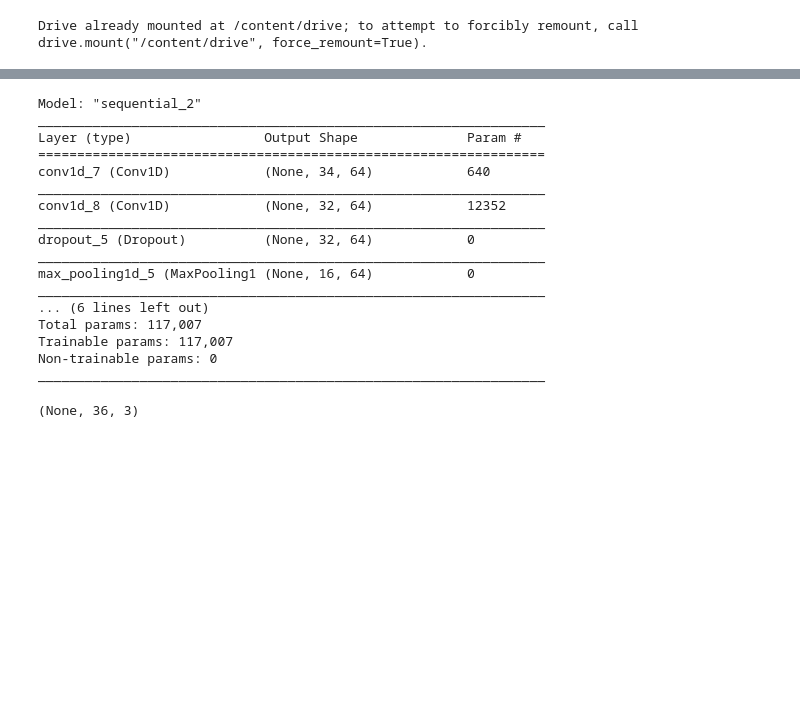
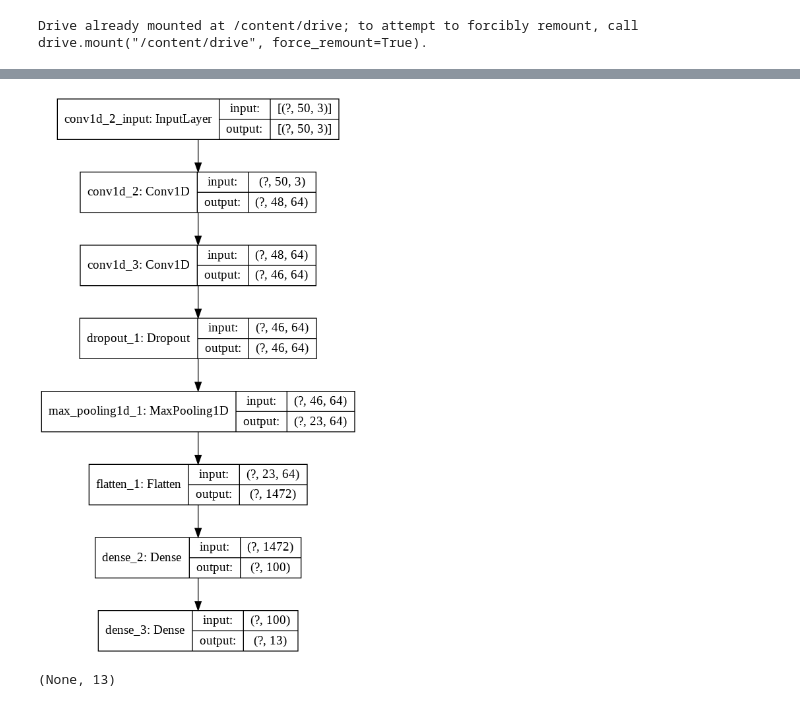
Before and after one commit to thomson008/pdiot-cw3, a Jupyter notebook: Data_processing.ipynb, the cells around one changed output, grey strips where cells are left out. Drawn from its saved outputs; the diff is of its cells as text; code cells hidden in the pictures; blank space fills up the shorter version.

```diff
--- a/Data_processing.ipynb
+++ b/Data_processing.ipynb
@@ -180,24 +221,8 @@ INFO:tensorflow:Assets written to: /tmp/tmp_cf5987n/assets
+# %%
+plot_model(model, show_shapes=True, to_file='model.png')
+# %% [output]
+[figure, added]
 # %%
-model.summary()
+model.output_shape
 # %% [output]
-Model: "sequential_2"
-_________________________________________________________________
-Layer (type)                 Output Shape              Param #
-=================================================================
-conv1d_7 (Conv1D)            (None, 34, 64)            640
-_________________________________________________________________
-conv1d_8 (Conv1D)            (None, 32, 64)            12352
-_________________________________________________________________
-dropout_5 (Dropout)          (None, 32, 64)            0
-_________________________________________________________________
-max_pooling1d_5 (MaxPooling1 (None, 16, 64)            0
-_________________________________________________________________
-... (6 lines left out)
-Total params: 117,007
-Trainable params: 117,007
-Non-trainable params: 0
-_________________________________________________________________
+(None, 13)
-# %%
-model.input_shape
-# %% [output]
-(None, 36, 3)
```
Also changed, not shown: parts of 9 cells of this notebook.
